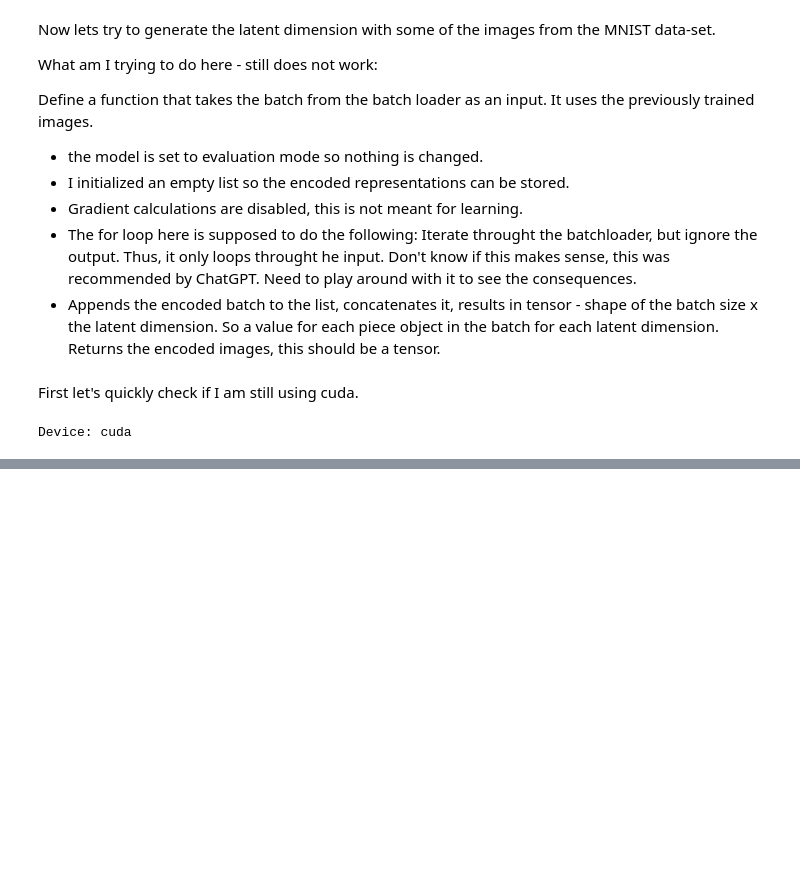
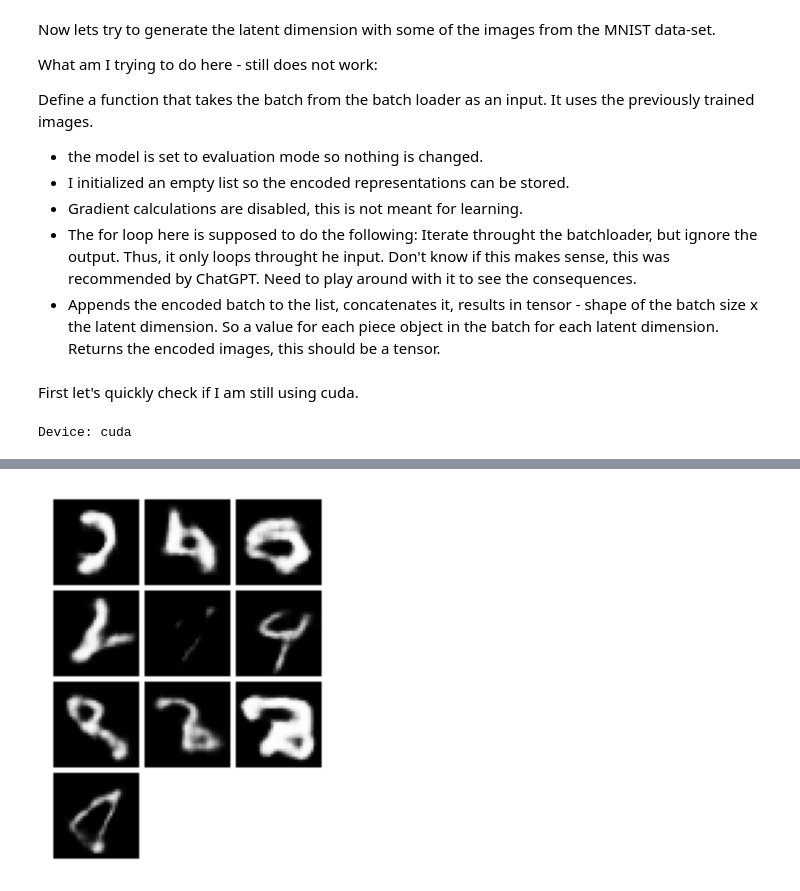
Before and after one commit to tchaase/pytorch_mnist_vae, a Jupyter notebook: code/vae.ipynb, the cells around one changed output, grey strips where cells are left out. Cells and saved outputs as stored; diff of their text form; code cells hidden in the pictures; blank space fills up the shorter version.

```diff
--- a/code/vae.ipynb
+++ b/code/vae.ipynb
@@ -403,0 +451,30 @@ ModuleNotFoundError: No module named 'sklearn'
+# %%
+import torchvision.utils as vutils
+
+def generate_samples_from_latent_space(model, latent_dim, num_samples=10):
+    model.eval()  # Set the model to evaluation mode
+    with torch.no_grad():
+        latent_samples = torch.randn(num_samples, latent_dim).to(model.dec1.weight.device)  # Generate random latent vectors
+        latent_samples = latent_samples.view(-1, latent_dim, 1, 1)  # Reshape the latent samples
+
+        hidden = model.fc2(latent_samples.view(-1, latent_dim))  # Pass latent vectors through fc2 layer
+        hidden = hidden.view(-1, 64, 1, 1)  # Reshape the hidden layer output
+
+        # Pass through decoder layers
+        x = F.relu(model.dec1(hidden))
+        x = F.relu(model.dec2(x))
+        x = F.relu(model.dec3(x))
+        generated_images = torch.sigmoid(model.dec4(x))  # Apply sigmoid to the final layer output
+
+    vutils.save_image(generated_images, 'generated_samples.png', normalize=True)
+    grid = vutils.make_grid(generated_images, nrow=int(num_samples**0.5), normalize=True, pad_value=1)
+    plt.imshow(grid.permute(1, 2, 0).cpu())
+    plt.axis('off')
+    plt.show()
+
+
+# Usage
+latent_dim = 16  # Set the desired number of latent dimensions
+generate_samples_from_latent_space(model, latent_dim, num_samples=10)  # Generate 10 samples and save them as an image
+# %% [output]
+[figure, added]
```
Also changed, not shown: parts of 18 cells of this notebook, 1 other file.
